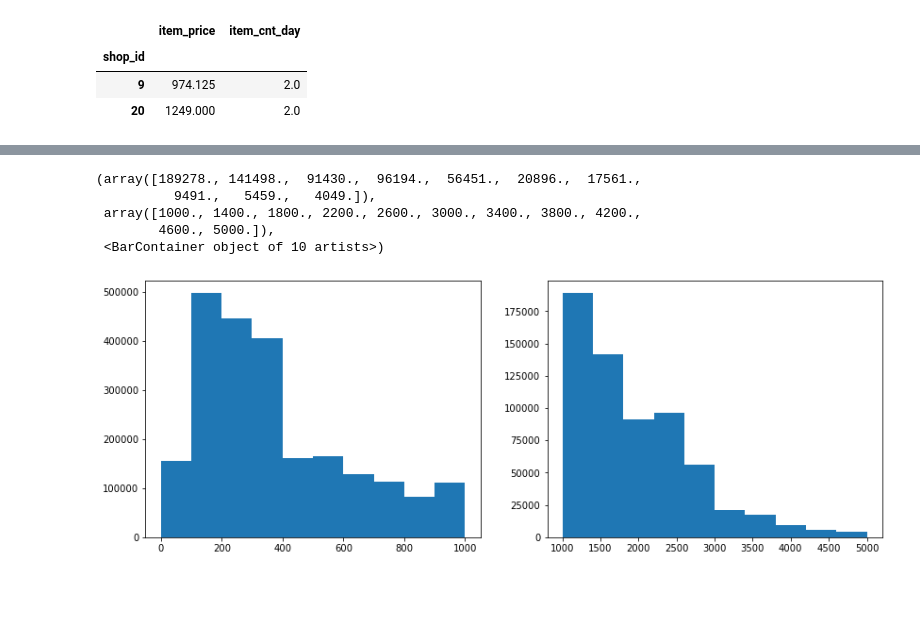
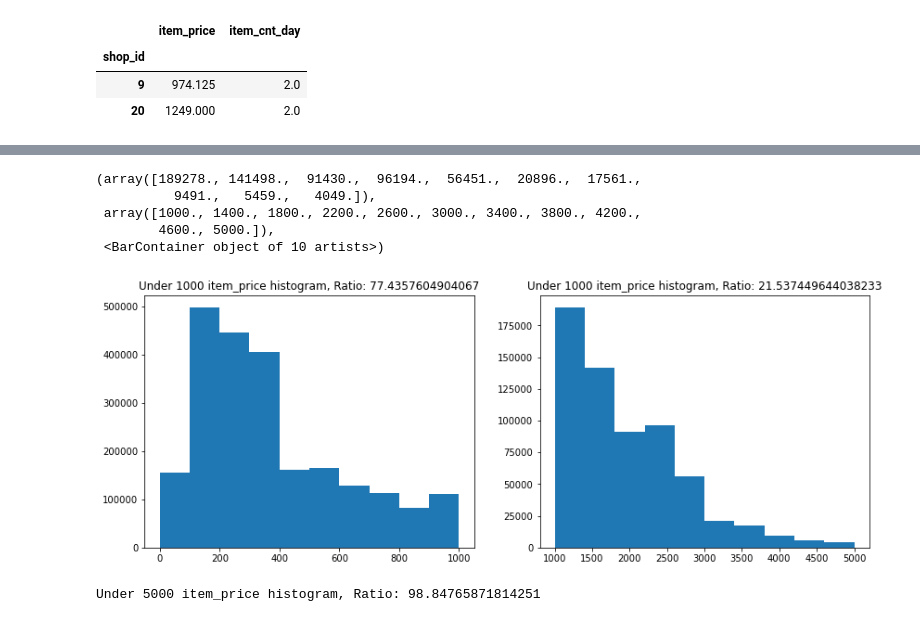
Before and after one commit to hykhhijk/Kaggle, a Jupyter notebook: Predict Future Sales/EDA.ipynb, the cells around one changed output, grey strips where cells are left out. Saved outputs shown, nothing was run; the diff lists cells and outputs as text; code cells hidden in the pictures; blank space fills up the shorter version.

```diff
--- a/Predict Future Sales/EDA.ipynb
+++ b/Predict Future Sales/EDA.ipynb
@@ -280,11 +326,17 @@ train.groupby("shop_id").median()[train.groupby("shop_id").median()["item_cnt_da
 # %%
 fig, ax = plt.subplots(1, 2, figsize=(14, 5))
+ax[0].set_title("Under 1000 item_price histogram, Ratio: " +str(len(train["item_price"][train["item_price"]<=1000])/len(train)*100))
 ax[0].hist(train["item_price"][train["item_price"]<1000])
+ax[1].set_title("Under 1000 item_price histogram, Ratio: " +str(len(train["item_price"][train["item_price"].between(1000, 5000)])/len(train)*100))
 ax[1].hist(train["item_price"][train["item_price"].between(1000, 5000)])
 # %% [output]
 (array([189278., 141498.,  91430.,  96194.,  56451.,  20896.,  17561.,
           9491.,   5459.,   4049.]),
  array([1000., 1400., 1800., 2200., 2600., 3000., 3400., 3800., 4200.,
         4600., 5000.]),
  <BarContainer object of 10 artists>)
-[figure, old version]
+[figure, new version]
+# %%
+print("Under 5000 item_price histogram, Ratio: " +str(len(train["item_price"][train["item_price"]<5000])/len(train)*100))
+# %% [output]
+Under 5000 item_price histogram, Ratio: 98.84765871814251
```
Also changed, not shown: parts of 34 cells of this notebook, 3 other files.
